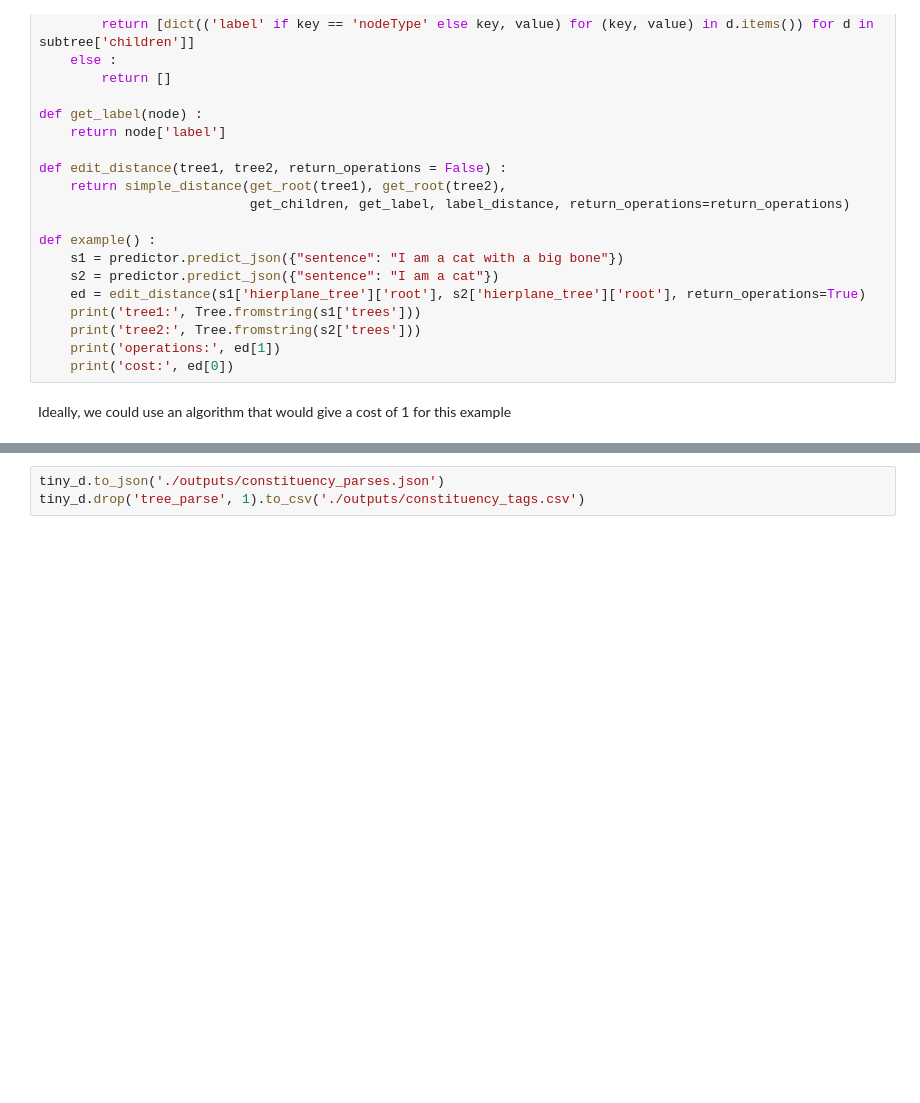
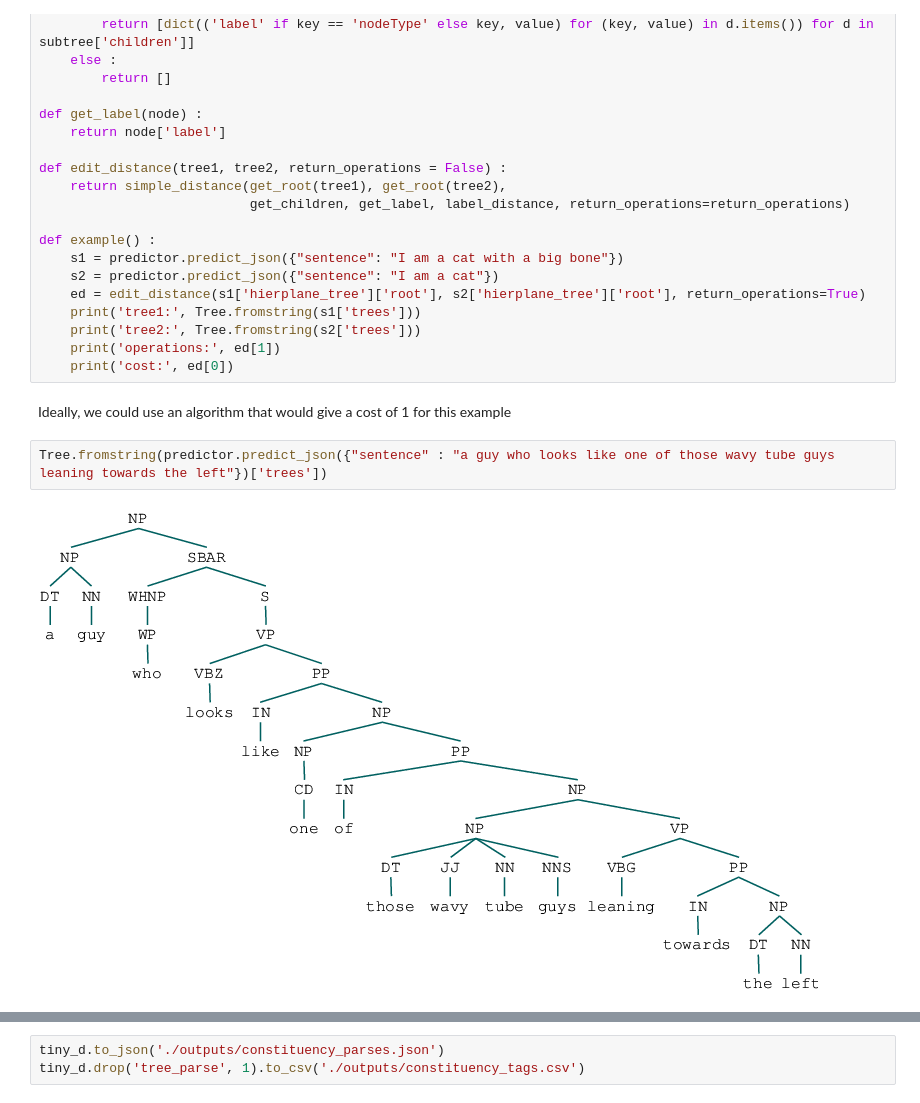
Before and after one commit to hawkrobe/tangrams, a Jupyter notebook: analysis/preprocessing.ipynb, the cells around one changed output, grey strips where cells are left out. Cells and saved outputs as stored; diff of their text form; blank space fills up the shorter version.

```diff
--- a/analysis/preprocessing.ipynb
+++ b/analysis/preprocessing.ipynb
@@ -198,6 +203,10 @@ def example() :
     print('cost:', ed[0])
 # %% [markdown]
 Ideally, we could use an algorithm that would give a cost of 1 for this example
+# %%
+Tree.fromstring(predictor.predict_json({"sentence" : "a guy who looks like one of those wavy tube guys leaning towards the left"})['trees'])
+# %% [output]
+[figure, added]
 # %%
 from IPython.display import clear_output
 
```
Also changed, not shown: parts of 15 cells of this notebook, 6 other files.
